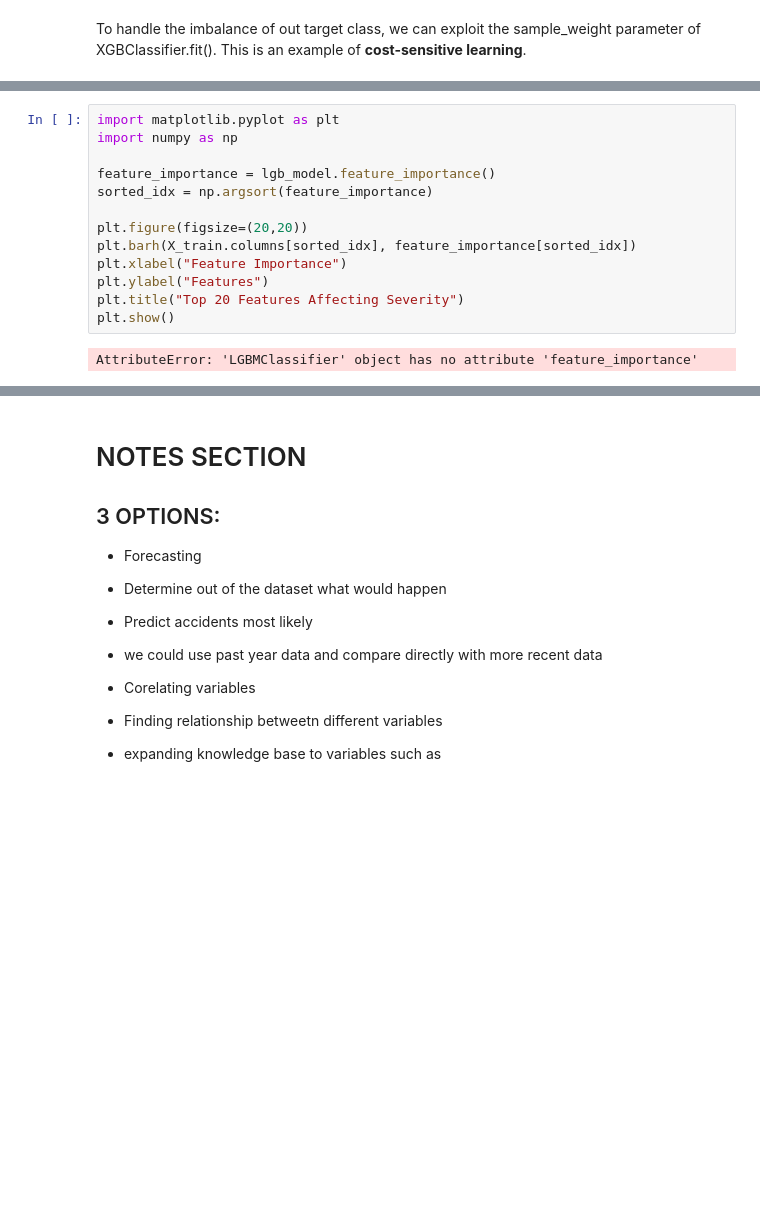
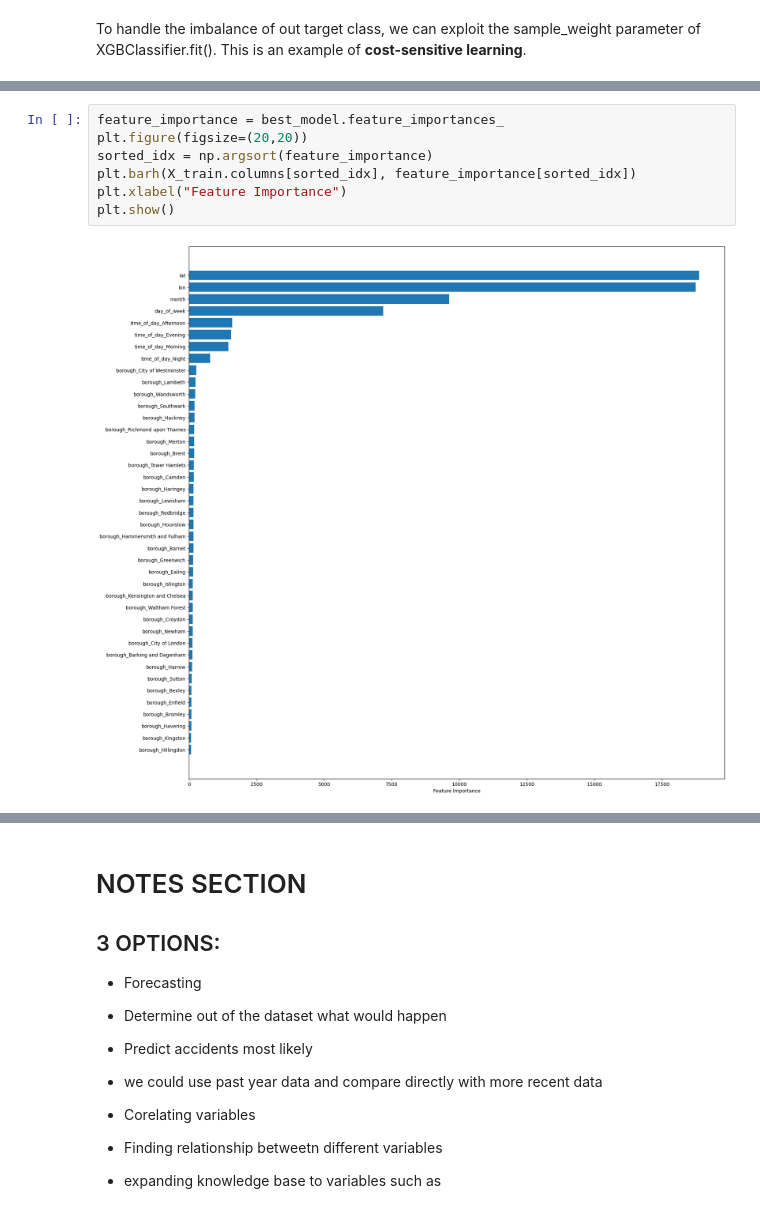
Before and after one commit to asalazar18s/TfL-accidents-dataset-analysis, a Jupyter notebook: main.ipynb, the cells around one changed output, grey strips where cells are left out. Cells and saved outputs as stored; diff of their text form; blank space fills up the shorter version.

```diff
--- a/main.ipynb
+++ b/main.ipynb
@@ -524,17 +565,11 @@ And if memory is not enough, you can set `force_col_wise=true`.
 weighted avg      0.868     0.872     0.832     10126
 [figure]
 # %%
-import matplotlib.pyplot as plt
-import numpy as np
-
-feature_importance = lgb_model.feature_importance()
+feature_importance = best_model.feature_importances_
+plt.figure(figsize=(20,20))
 sorted_idx = np.argsort(feature_importance)
-
-plt.figure(figsize=(20,20))
 plt.barh(X_train.columns[sorted_idx], feature_importance[sorted_idx])
 plt.xlabel("Feature Importance")
-plt.ylabel("Features")
-plt.title("Top 20 Features Affecting Severity")
 plt.show()
 # %% [output]
-AttributeError: 'LGBMClassifier' object has no attribute 'feature_importance'
+[figure, added]
```
Also changed, not shown: parts of 16 cells of this notebook, 7 other files.
